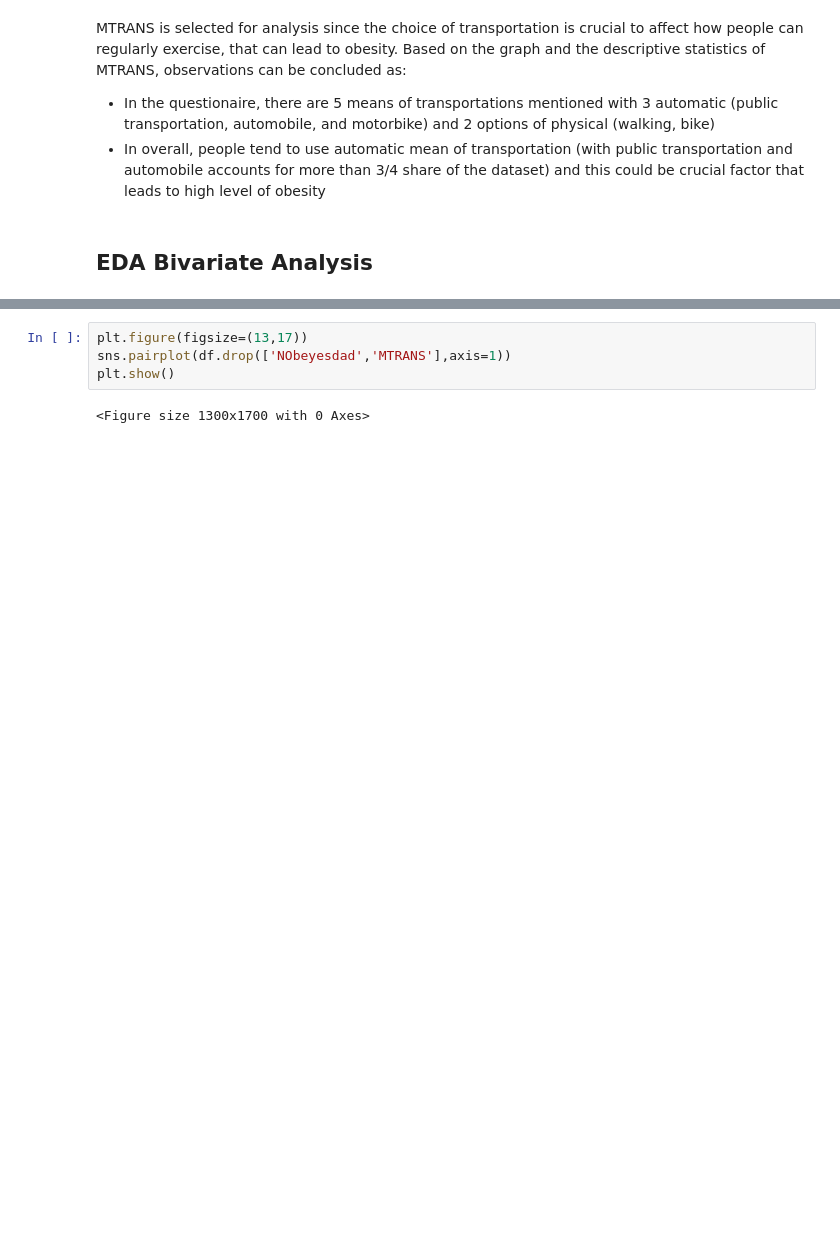
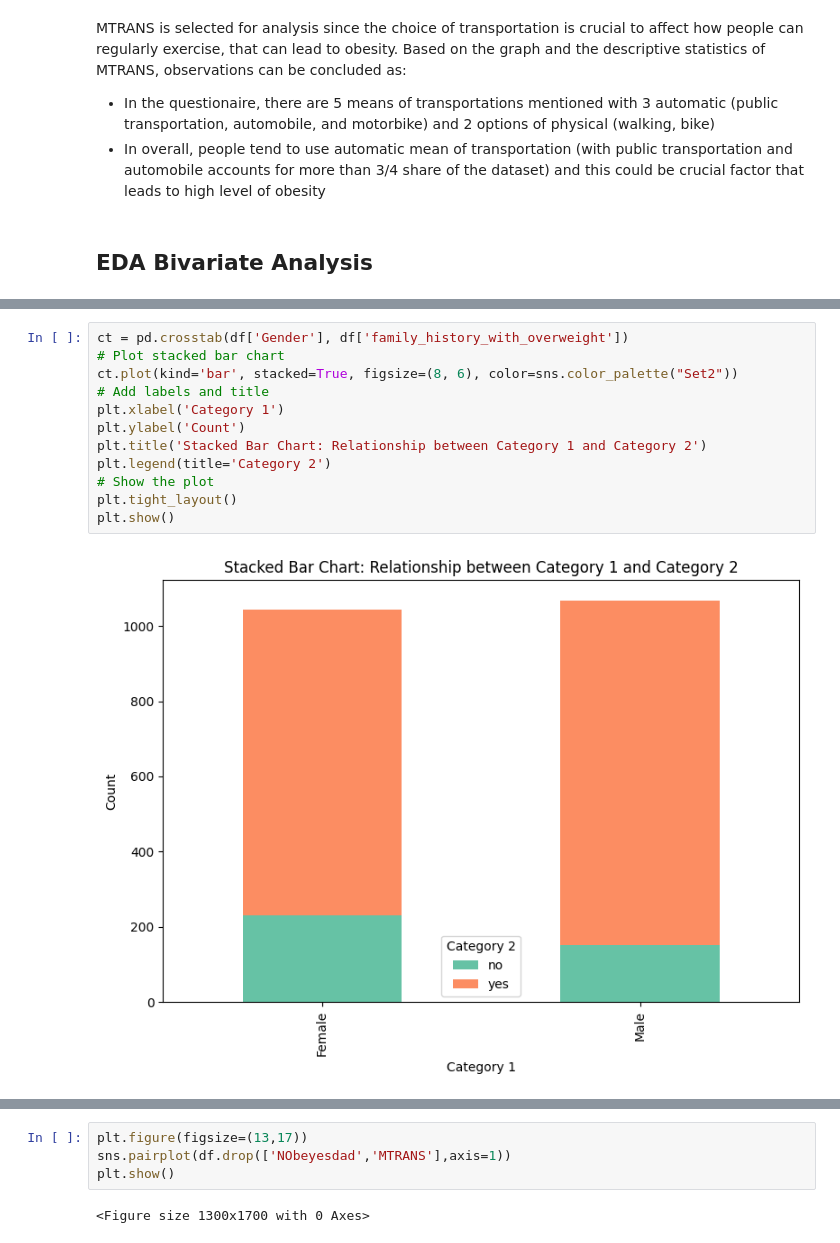
Before and after one commit to dang-nguyendd/ds_data_modelling, a Jupyter notebook: s3759957.ipynb, the cells around one changed output, grey strips where cells are left out. Cells and saved outputs as stored; diff of their text form; blank space fills up the shorter version.

```diff
--- a/s3759957.ipynb
+++ b/s3759957.ipynb
@@ -354,0 +337,14 @@ plt.show()
+# %%
+ct = pd.crosstab(df['Gender'], df['family_history_with_overweight'])
+# Plot stacked bar chart
+ct.plot(kind='bar', stacked=True, figsize=(8, 6), color=sns.color_palette("Set2"))
+# Add labels and title
+plt.xlabel('Category 1')
+plt.ylabel('Count')
+plt.title('Stacked Bar Chart: Relationship between Category 1 and Category 2')
+plt.legend(title='Category 2')
+# Show the plot
+plt.tight_layout()
+plt.show()
+# %% [output]
+[figure, added]
```
Also changed, not shown: parts of 7 cells of this notebook.
